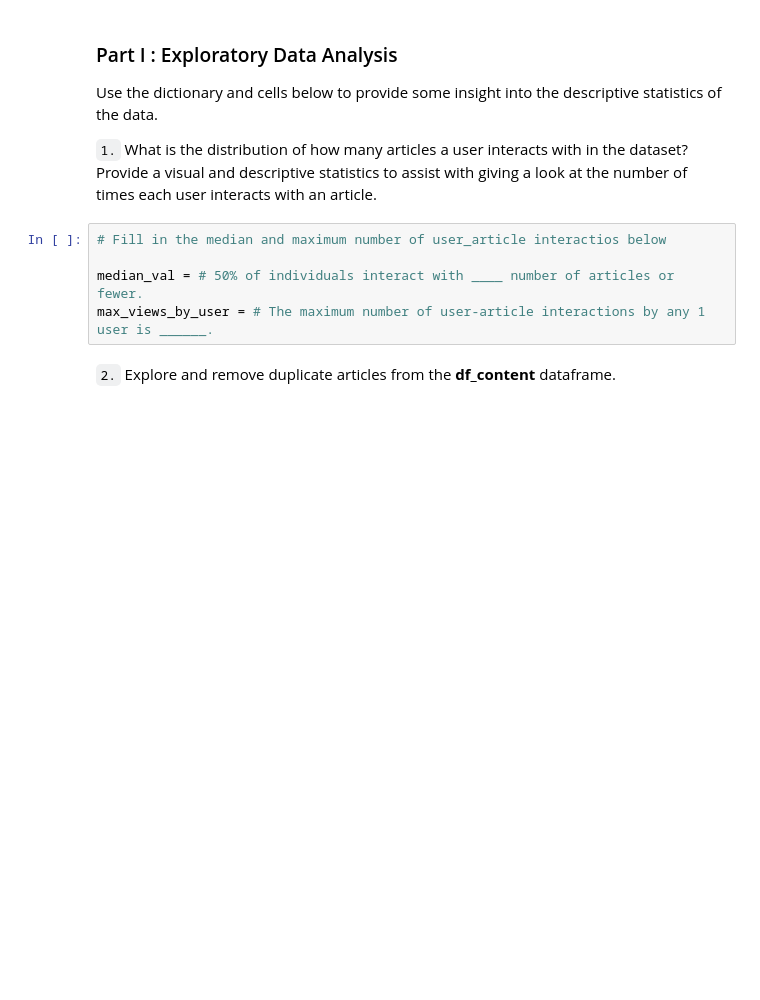
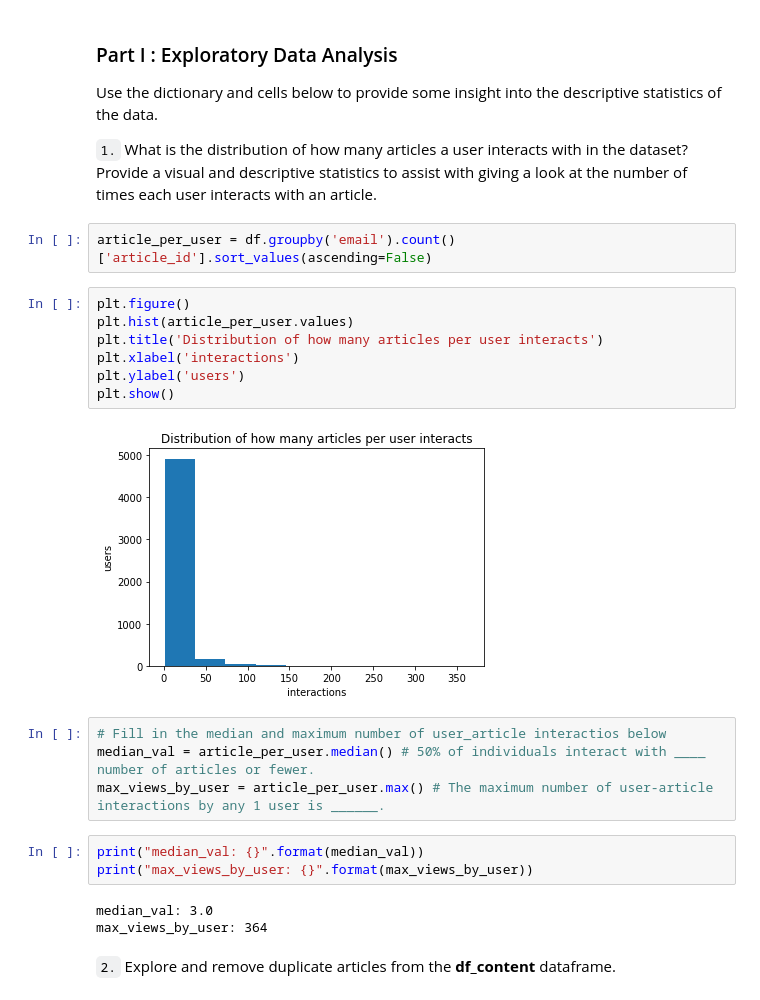
Before and after one commit to andypwyu/recommendations_with_IBM, a Jupyter notebook: Recommendations_with_IBM.ipynb, the cells around one changed output. Cells and saved outputs as stored; diff of their text form; blank space fills up the shorter version.

```diff
--- a/Recommendations_with_IBM.ipynb
+++ b/Recommendations_with_IBM.ipynb
@@ -58,11 +82,27 @@ df_content.head()
 Use the dictionary and cells below to provide some insight into the descriptive statistics of the data.
 
 `1.` What is the distribution of how many articles a user interacts with in the dataset?  Provide a visual and descriptive statistics to assist with giving a look at the number of times each user interacts with an article.
+# %%
+article_per_user = df.groupby('email').count()['article_id'].sort_values(ascending=False)
+# %%
+plt.figure()
+plt.hist(article_per_user.values)
+plt.title('Distribution of how many articles per user interacts')
+plt.xlabel('interactions')
+plt.ylabel('users')
+plt.show()
+# %% [output]
+[figure, added]
 # %%
 # Fill in the median and maximum number of user_article interactios below
-
-median_val = # 50% of individuals interact with ____ number of articles or fewer.
-max_views_by_user = # The maximum number of user-article interactions by any 1 user is ______.
+median_val = article_per_user.median() # 50% of individuals interact with ____ number of articles or fewer.
+max_views_by_user = article_per_user.max() # The maximum number of user-article interactions by any 1 user is ______.
+# %%
+print("median_val: {}".format(median_val))
+print("max_views_by_user: {}".format(max_views_by_user))
+# %% [output]
+median_val: 3.0
+max_views_by_user: 364
 # %% [markdown]
 `2.` Explore and remove duplicate articles from the **df_content** dataframe.
 # %%
```
Also changed, not shown: parts of 12 cells of this notebook.
